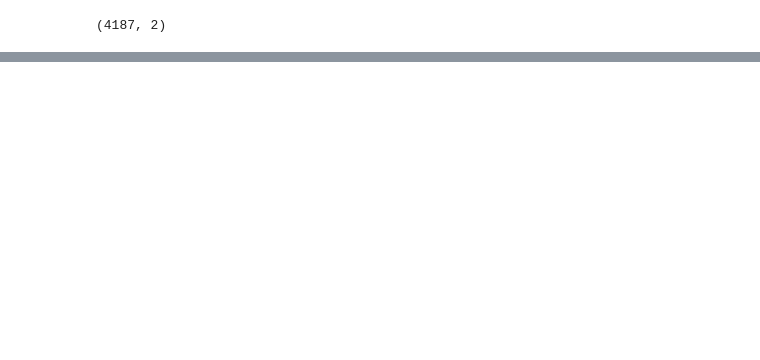
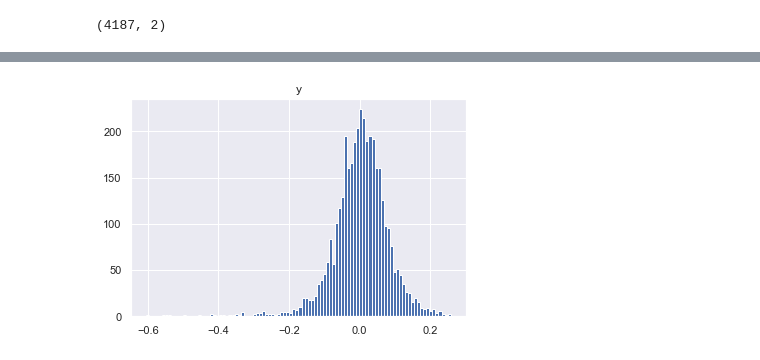
Before and after one commit to apof/Master-Thesis-----Deep-Kernel-Learning-and-Neural-Processes--combining-GPs-with-DL, a Jupyter notebook: Data Preprocessing_Visulaisations.ipynb, the cells around one changed output, grey strips where cells are left out. Saved outputs shown, nothing was run; the diff lists cells and outputs as text; code cells hidden in the pictures; blank space fills up the shorter version.

```diff
--- a/Data Preprocessing_Visulaisations.ipynb
+++ b/Data Preprocessing_Visulaisations.ipynb
@@ -30,9 +33,10 @@ import utils
 # %%
-input_data = './MSc Student Data 2021/data/v2/aluminium/aluminium_22_features.xlsx'
-target_data = 'MSc Student Data 2021/data/v2/aluminium/aluminium_22_target_lagged_log_returns.csv'
-
-#input_data = './MSc Student Data 2021/data/v2/copper/copper_22_features.xlsx'
-#target_data = 'MSc Student Data 2021/data/v2/copper/copper_22_target_lagged_log_returns.csv'
+if(METAL == 'A'):
+    input_data = './MSc Student Data 2021/data/v2/aluminium/aluminium_22_features.xlsx'
+    target_data = 'MSc Student Data 2021/data/v2/aluminium/aluminium_22_target_lagged_log_returns.csv'
+else:
+    input_data = './MSc Student Data 2021/data/v2/copper/copper_22_features.xlsx'
+    target_data = 'MSc Student Data 2021/data/v2/copper/copper_22_target_lagged_log_returns.csv'
 # %%
 input_df = pd.read_excel(input_data)
 target_df = pd.read_csv(target_data)
@@ -74,6 +78,7 @@ Index(['date', 'FeatureFamily.COT', 'FeatureFamily.COT.1', 'FeatureFamily.CTA',
 ## collect the features with more than 2000 instances
 ambudant_features = []
 amdudant_features_indexes = []
+new_features = []
 index = 0
 for col_name in input_df.columns:
     number = input_df[col_name].isnull().sum()
@@ -81,6 +86,8 @@ for col_name in input_df.columns:
     if(number < 500):
         ambudant_features.append(col_name)
         amdudant_features_indexes.append(index)
+    if(number > 1500):
+        new_features.append(col_name)
     index += 1
 # %% [output]
 date 0 Nan values
@@ -146,0 +162,4 @@ input_df = input_df.dropna(subset=ambudant_features)
+# %%
+hist = historical_features_df.hist(column = 'y',bins = 100)
+# %% [output]
+[figure, added]
```
Also changed, not shown: parts of 37 cells of this notebook.
